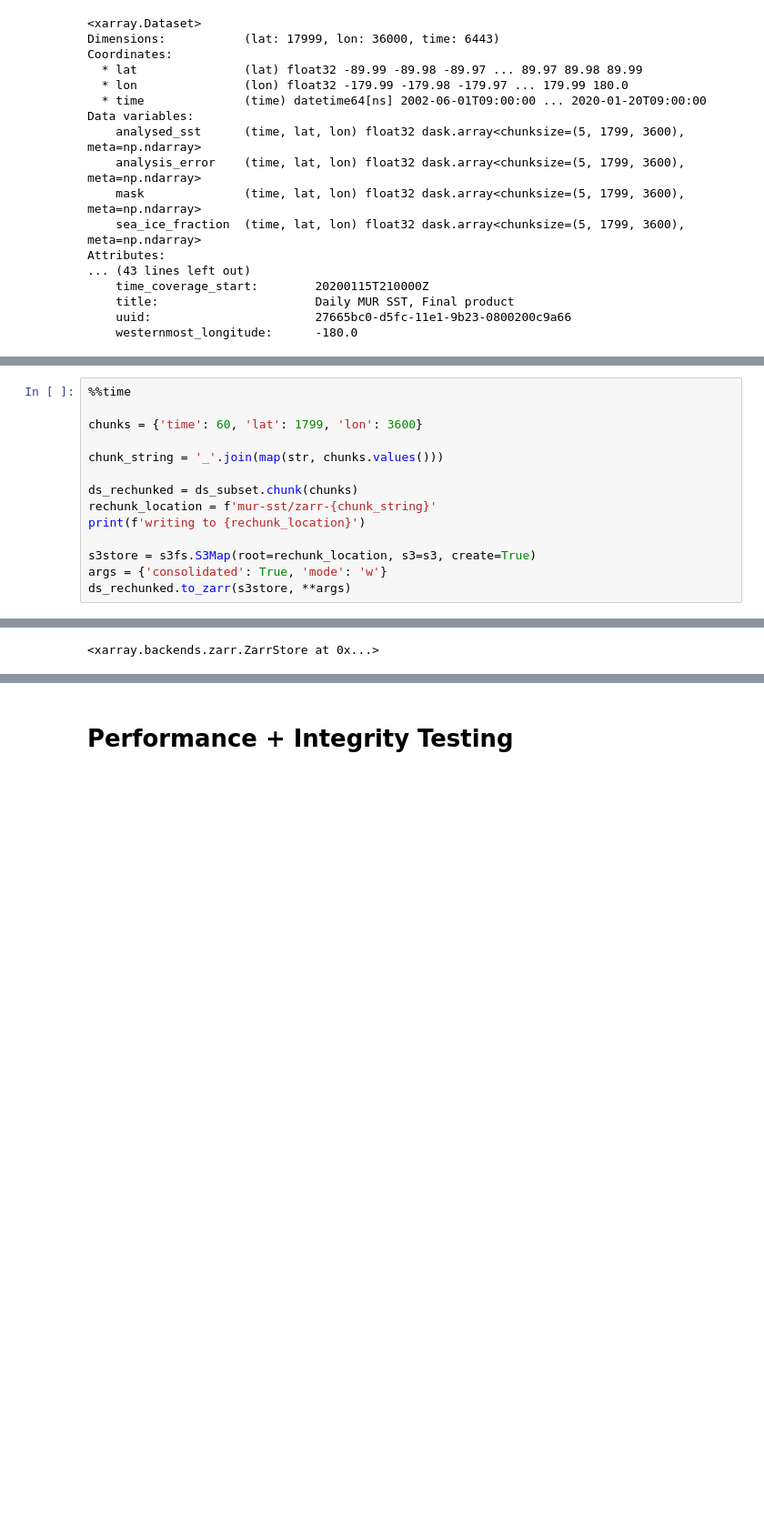
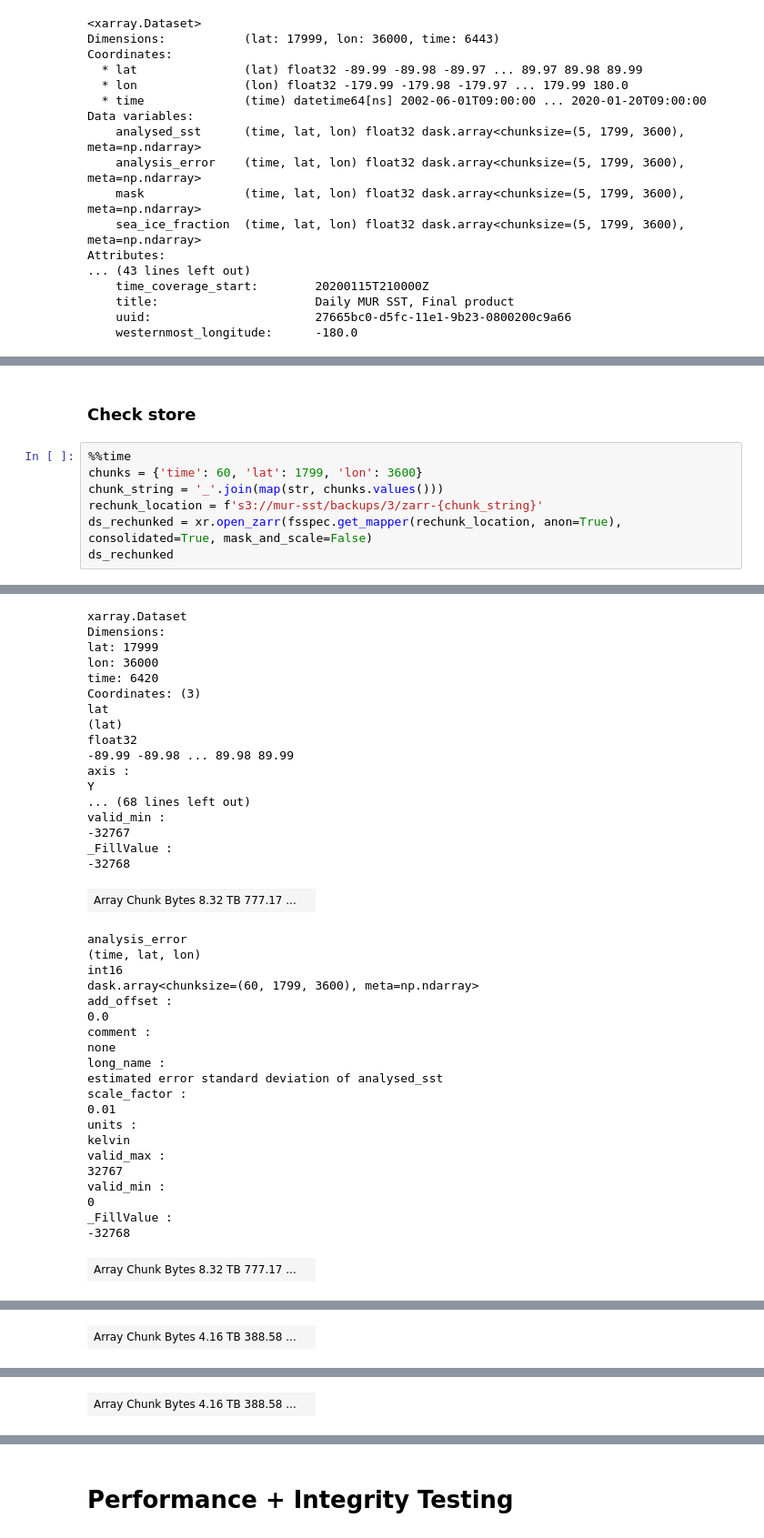
Before and after one commit to abarciauskas-bgse/mur_sst-to-zarr, a Jupyter notebook: notebooks/rechunking.ipynb, the cells around one changed output, grey strips where cells are left out. Shown at 91% size. Drawn from its saved outputs; the diff is of its cells as text; blank space fills up the shorter version.

Commit message:
Some minor changes to S3 sync and updated rechunking notebook

```diff
--- a/notebooks/rechunking.ipynb
+++ b/notebooks/rechunking.ipynb
@@ -163,15 +99,10 @@ westernmost_longitude :
+# %% [markdown]
+### Check store
 # %%
 %%time
-
 chunks = {'time': 60, 'lat': 1799, 'lon': 3600}
-
 chunk_string = '_'.join(map(str, chunks.values()))
-
-ds_rechunked = ds_subset.chunk(chunks)
-rechunk_location = f'mur-sst/zarr-{chunk_string}'
-print(f'writing to {rechunk_location}')
-
-s3store = s3fs.S3Map(root=rechunk_location, s3=s3, create=True)
-args = {'consolidated': True, 'mode': 'w'}
-ds_rechunked.to_zarr(s3store, **args)
+rechunk_location = f's3://mur-sst/backups/3/zarr-{chunk_string}'
+ds_rechunked = xr.open_zarr(fsspec.get_mapper(rechunk_location, anon=True), consolidated=True, mask_and_scale=False)
+ds_rechunked
 # %% [output]
@@ -181 +111,39 @@ Wall time: 4min 11s
-<xarray.backends.zarr.ZarrStore at 0x...>
+xarray.Dataset
+Dimensions:
+lat: 17999
+lon: 36000
+time: 6420
+Coordinates: (3)
+lat
+(lat)
+float32
+-89.99 -89.98 ... 89.98 89.99
+axis :
+Y
+... (68 lines left out)
+valid_min :
+-32767
+_FillValue :
+-32768
+| Array Chunk Bytes 8.32 TB 777.17 ... |  |
+analysis_error
+(time, lat, lon)
+int16
+dask.array<chunksize=(60, 1799, 3600), meta=np.ndarray>
+add_offset :
+0.0
+comment :
+none
+long_name :
+estimated error standard deviation of analysed_sst
+scale_factor :
+0.01
+units :
+kelvin
+valid_max :
+32767
+valid_min :
+0
+_FillValue :
+-32768
+| Array Chunk Bytes 8.32 TB 777.17 ... |  |
@@ -181,0 +167 @@ Wall time: 4min 11s
+| Array Chunk Bytes 4.16 TB 388.58 ... |  |
@@ -181,0 +185 @@ Wall time: 4min 11s
+| Array Chunk Bytes 4.16 TB 388.58 ... |  |
```
Also changed, not shown: parts of 25 cells of this notebook, 5 other files.
